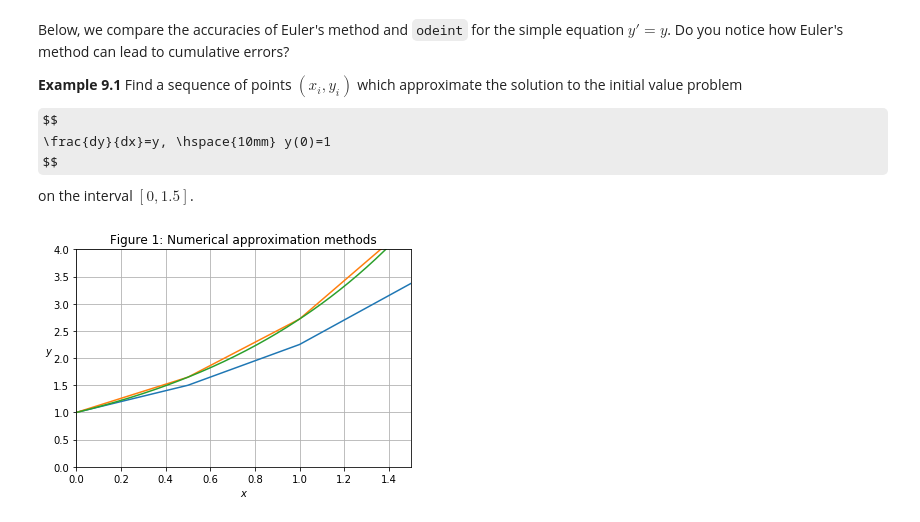
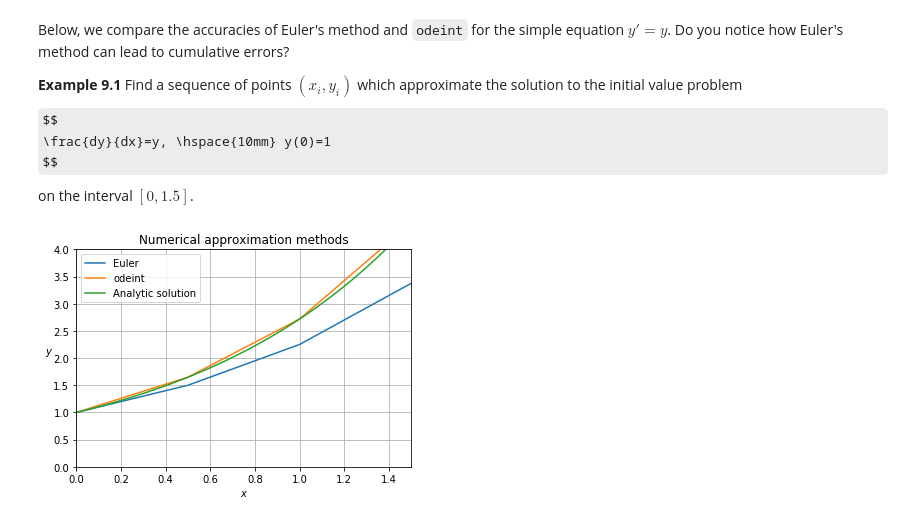
Before and after one commit to richardellard/odes-with-python, a Jupyter notebook: Lecture notes/9. Numerical Methods for First-order Equations.ipynb, the cells around one changed output. Saved outputs shown, nothing was run; the diff lists cells and outputs as text; code cells hidden in the pictures; some formulas as TeX source.

```diff
--- a/Lecture notes/9. Numerical Methods for First-order Equations.ipynb
+++ b/Lecture notes/9. Numerical Methods for First-order Equations.ipynb
@@ -46,35 +46,36 @@ y0 = 1
 
 x_range = (0, 1.5)
 y_range = (0, 4)
 
 #fig, ax = plt.subplots()
 #ax.set_aspect('equal')
-plt.title('Figure 1: Numerical approximation methods')
+plt.title('Numerical approximation methods')
 plt.grid(True)
 plt.xlabel('$x$')
 plt.ylabel('$y$').set_rotation(0) # prevents vertical text
 
 # approximation using Euler's method
 h = 0.5
 x = np.arange(x_range[0], x_range[1] + h, h) # arange returns a half-open interval
 y = [1, 1.5, 2.25, 3.375] # check these values are correct for Euler's method
-plt.plot(x, y)
+plt.plot(x, y, label='Euler')
 
 # approximation using odeint
 h = 0.5
 x = np.arange(x_range[0], x_range[1] + h, h)
 y = odeint(f, y0, x)
-plt.plot(x, y)
+plt.plot(x, y, label='odeint')
 
 # analytic solution
 h = 0.01
 x = np.arange(x_range[0], x_range[1] + h, h)
 y = np.exp(x)
-plt.plot(x, y)
+plt.plot(x, y, label='Analytic solution')
 
 plt.xlim(x_range)
 plt.ylim(y_range)
+plt.legend()
 
 plt.show()
 # %% [output]
-[figure, old version]
+[figure, new version]
```
Also changed, not shown: 1 other file.
